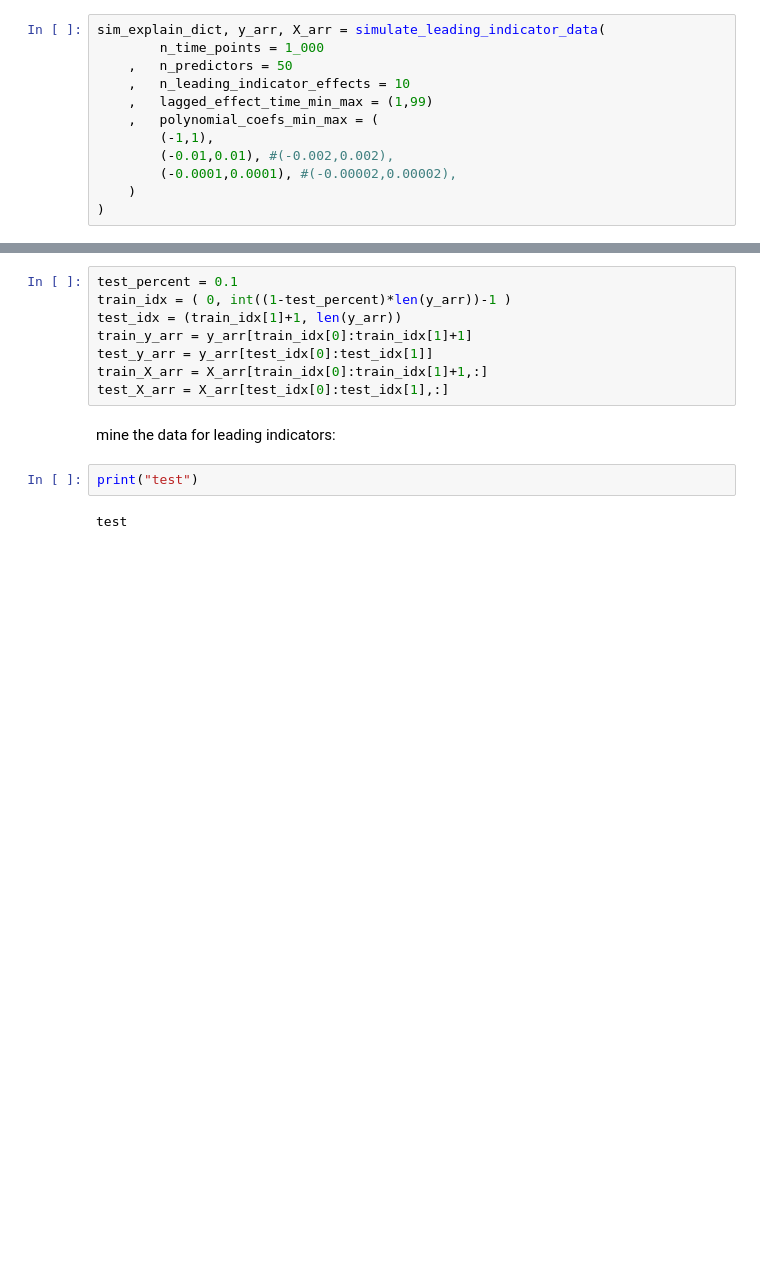
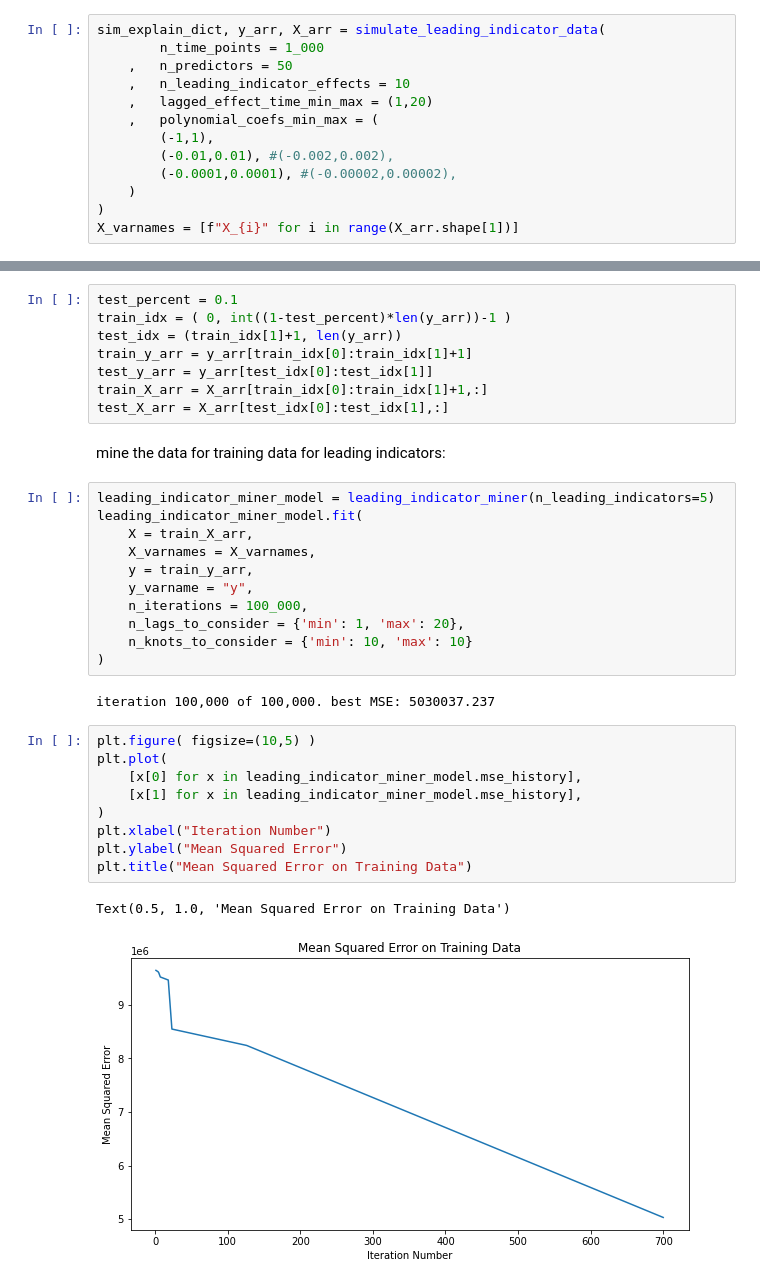
Before and after one commit to J-sephB-lt-n/schuberts_leader, a Jupyter notebook: docs/implementation_examples.ipynb, the cells around one changed output, grey strips where cells are left out. Saved outputs shown, nothing was run; the diff lists cells and outputs as text; blank space fills up the shorter version.

```diff
--- a/docs/implementation_examples.ipynb
+++ b/docs/implementation_examples.ipynb
@@ -14,13 +15,14 @@ sim_explain_dict, y_arr, X_arr = simulate_leading_indicator_data(
         n_time_points = 1_000
     ,   n_predictors = 50
     ,   n_leading_indicator_effects = 10
-    ,   lagged_effect_time_min_max = (1,99)
+    ,   lagged_effect_time_min_max = (1,20)
     ,   polynomial_coefs_min_max = (
         (-1,1),
         (-0.01,0.01), #(-0.002,0.002),
         (-0.0001,0.0001), #(-0.00002,0.00002),
     )
 )
+X_varnames = [f"X_{i}" for i in range(X_arr.shape[1])]
 # %% [markdown]
 Have a look at a (random) few of the simulated leading relationships:
 # %%
@@ -47,8 +49,29 @@ test_y_arr = y_arr[test_idx[0]:test_idx[1]]
 train_X_arr = X_arr[train_idx[0]:train_idx[1]+1,:]
 test_X_arr = X_arr[test_idx[0]:test_idx[1],:]
 # %% [markdown]
-mine the data for leading indicators:
+mine the data for training data for leading indicators:
-# %%
-print("test")
-# %% [output]
-test
+# %%
+leading_indicator_miner_model = leading_indicator_miner(n_leading_indicators=5)
+leading_indicator_miner_model.fit(
+    X = train_X_arr,
+    X_varnames = X_varnames,
+    y = train_y_arr,
+    y_varname = "y",
+    n_iterations = 100_000,
+    n_lags_to_consider = {'min': 1, 'max': 20},
+    n_knots_to_consider = {'min': 10, 'max': 10}
+)
+# %% [output]
+iteration 100,000 of 100,000. best MSE: 5030037.237
+# %%
+plt.figure( figsize=(10,5) )
+plt.plot(
+    [x[0] for x in leading_indicator_miner_model.mse_history],
+    [x[1] for x in leading_indicator_miner_model.mse_history],
+)
+plt.xlabel("Iteration Number")
+plt.ylabel("Mean Squared Error")
+plt.title("Mean Squared Error on Training Data")
+# %% [output]
+Text(0.5, 1.0, 'Mean Squared Error on Training Data')
+[figure, added]
```
Also changed, not shown: parts of 4 cells of this notebook, 1 other file.
